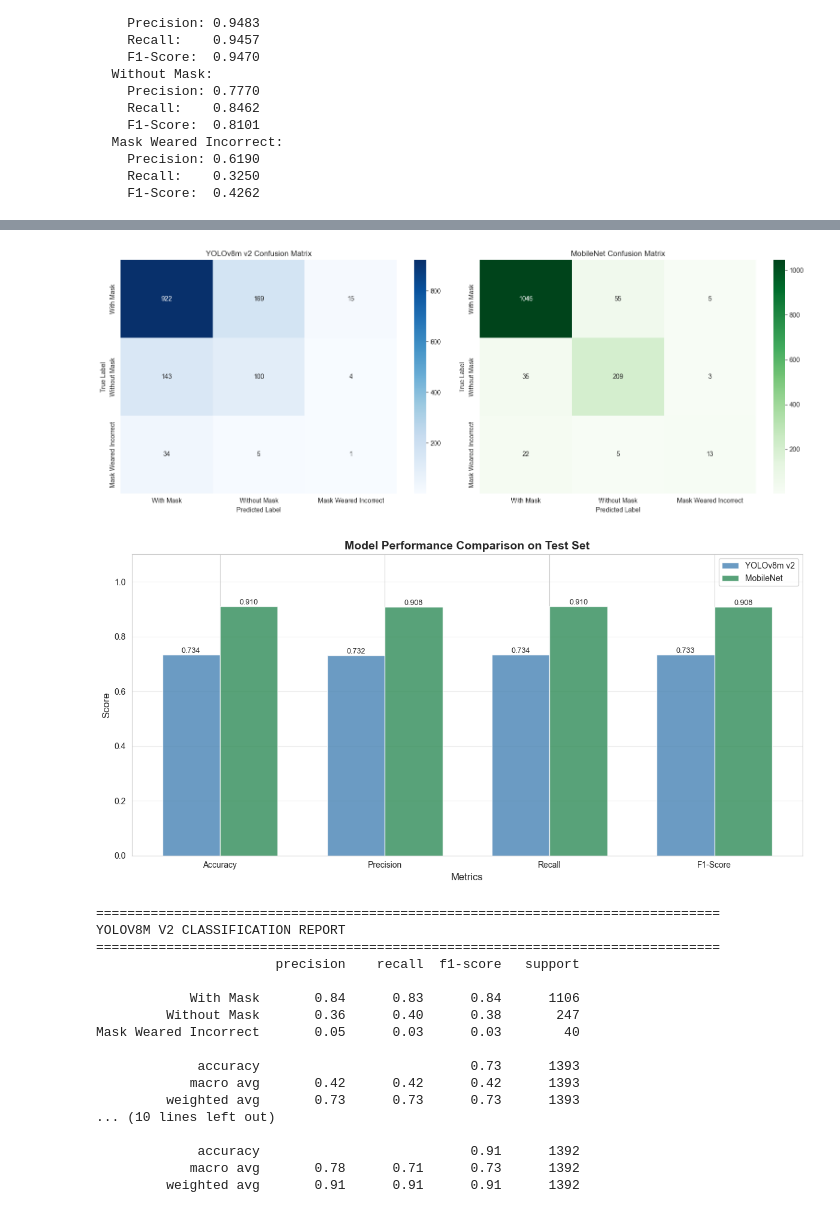
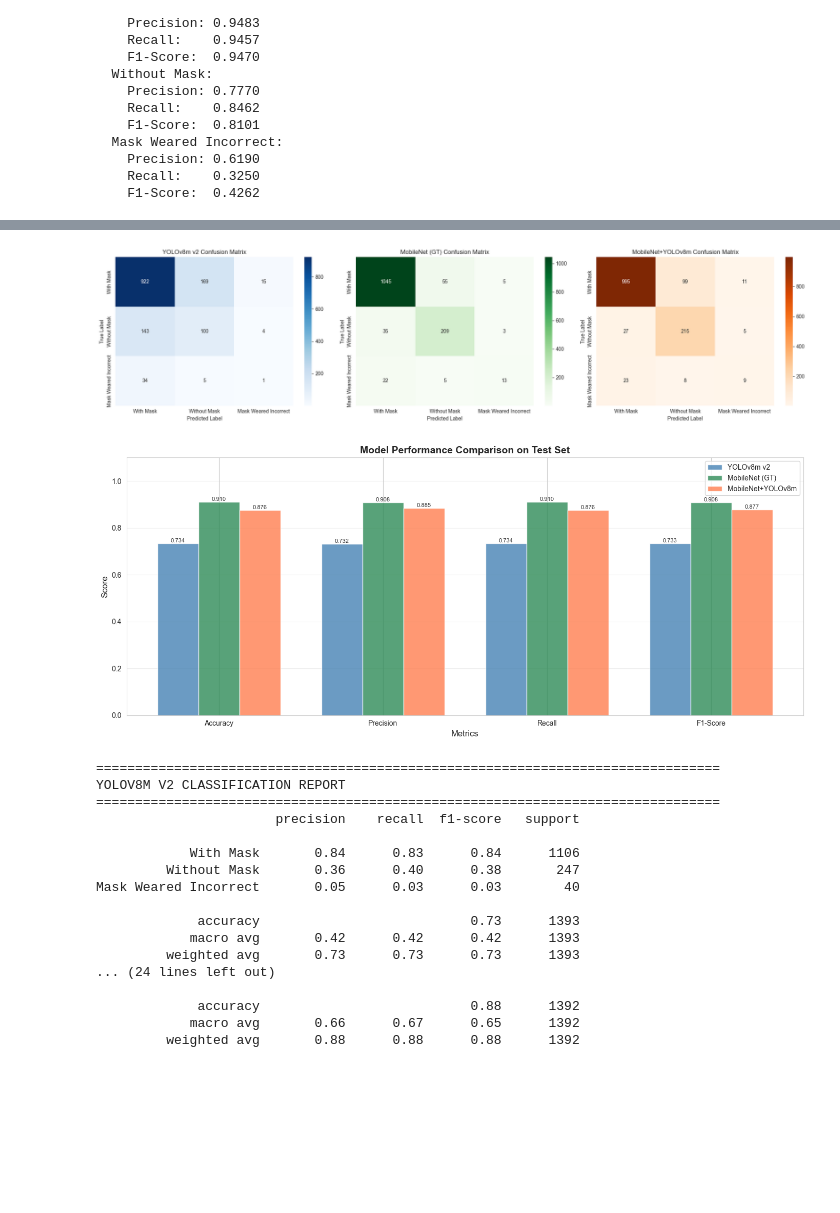
Before and after one commit to khoanguyn1411/face_mask_detection, a Jupyter notebook: src/visualization.ipynb, the cells around one changed output, grey strips where cells are left out. Saved outputs shown, nothing was run; the diff lists cells and outputs as text; code cells hidden in the pictures; blank space fills up the shorter version.

```diff
--- a/src/visualization.ipynb
+++ b/src/visualization.ipynb
@@ -28,6 +69,7 @@ plt.rcParams['figure.figsize'] = (12, 8)
 BASE_DIR = Path('/Users/khoanguyen/Workspace/UIT/face_mask_detection')
 YOLOV8_MODEL_PATH = BASE_DIR / 'models' / 'face_mask_detection_yolov8m_v2_best.pt'
 MOBILENET_MODEL_PATH = BASE_DIR / 'models' / 'face_mask_mobilenet_best.h5'
+MOBILENET_YOLOV8_MODEL_PATH = BASE_DIR / 'models' / 'face_mask_mobilenet_yolov8m_best.h5'
 TEST_IMAGES_DIR = BASE_DIR / 'datasets' / 'face-mask-detection-processed' / 'images' / 'test'
 TEST_LABELS_DIR = BASE_DIR / 'datasets' / 'face-mask-detection-processed' / 'labels' / 'test'
 
@@ -35,7 +77,8 @@ TEST_LABELS_DIR = BASE_DIR / 'datasets' / 'face-mask-detection-processed' / 'lab
 CLASS_NAMES = ['With Mask', 'Without Mask', 'Mask Weared Incorrect']
 
 print(f"YOLOv8 model exists: {YOLOV8_MODEL_PATH.exists()}")
-print(f"MobileNet model exists: {MOBILENET_MODEL_PATH.exists()}")
+print(f"MobileNet (GT boxes) model exists: {MOBILENET_MODEL_PATH.exists()}")
+print(f"MobileNet (YOLOv8) model exists: {MOBILENET_YOLOV8_MODEL_PATH.exists()}")
 print(f"Test images directory exists: {TEST_IMAGES_DIR.exists()}")
 print(f"Test labels directory exists: {TEST_LABELS_DIR.exists()}")
 # %% [output]
@@ -48,9 +92,12 @@ Test labels directory exists: True
 print("Loading YOLOv8 model...")
 yolo_model = YOLO(str(YOLOV8_MODEL_PATH))
 
-print("Loading MobileNet model...")
+print("Loading MobileNet model (trained on ground truth boxes)...")
 mobilenet_model = keras.models.load_model(str(MOBILENET_MODEL_PATH), compile=False)
 
-print("Models loaded successfully!")
+print("Loading MobileNet+YOLOv8m model (trained on YOLOv8m detections)...")
+mobilenet_yolov8_model = keras.models.load_model(str(MOBILENET_YOLOV8_MODEL_PATH), compile=False)
+
+print("All models loaded successfully!")
 # %% [output]
 Loading YOLOv8 model...
@@ -382,39 +544,49 @@ plt.show()
 # %%
-# Confusion Matrices
-fig, axes = plt.subplots(1, 2, figsize=(16, 6))
+# Confusion Matrices for all 3 models
+fig, axes = plt.subplots(1, 3, figsize=(20, 5))
 
 # YOLOv8 Confusion Matrix
 yolo_cm = confusion_matrix(yolo_y_true, yolo_y_pred)
 sns.heatmap(yolo_cm, annot=True, fmt='d', cmap='Blues', ax=axes[0],
             xticklabels=CLASS_NAMES, yticklabels=CLASS_NAMES)
 axes[0].set_title('YOLOv8m v2 Confusion Matrix')
 axes[0].set_ylabel('True Label')
 axes[0].set_xlabel('Predicted Label')
 
-# MobileNet Confusion Matrix
+# MobileNet (GT) Confusion Matrix
 mobilenet_cm = confusion_matrix(mobilenet_y_true, mobilenet_y_pred)
 sns.heatmap(mobilenet_cm, annot=True, fmt='d', cmap='Greens', ax=axes[1],
             xticklabels=CLASS_NAMES, yticklabels=CLASS_NAMES)
-axes[1].set_title('MobileNet Confusion Matrix')
+axes[1].set_title('MobileNet (GT) Confusion Matrix')
 axes[1].set_ylabel('True Label')
 axes[1].set_xlabel('Predicted Label')
 
+# MobileNet+YOLOv8m Confusion Matrix
+mobilenet_yolov8_cm = confusion_matrix(mobilenet_yolov8_y_true, mobilenet_yolov8_y_pred)
+sns.heatmap(mobilenet_yolov8_cm, annot=True, fmt='d', cmap='Oranges', ax=axes[2],
+            xticklabels=CLASS_NAMES, yticklabels=CLASS_NAMES)
+axes[2].set_title('MobileNet+YOLOv8m Confusion Matrix')
+axes[2].set_ylabel('True Label')
+axes[2].set_xlabel('Predicted Label')
+
 plt.tight_layout()
 plt.show()
 # %% [output]
-[figure, old version]
+[figure, new version]
 # %%
-# Overall metrics comparison bar chart
+# Overall metrics comparison bar chart - Updated for 3 models
 metrics_names = ['Accuracy', 'Precision', 'Recall', 'F1-Score']
 yolo_values = [yolo_accuracy, yolo_precision, yolo_recall, yolo_f1]
 mobilenet_values = [mobilenet_accuracy, mobilenet_precision, mobilenet_recall, mobilenet_f1]
+mobilenet_yolov8_values = [mobilenet_yolov8_accuracy, mobilenet_yolov8_precision, mobilenet_yolov8_recall, mobilenet_yolov8_f1]
 
 x = np.arange(len(metrics_names))
-width = 0.35
+width = 0.25  # Changed from 0.35 to 0.25 to fit 3 bars
 
-fig, ax = plt.subplots(figsize=(12, 6))
-bars1 = ax.bar(x - width/2, yolo_values, width, label='YOLOv8m v2', alpha=0.8, color='steelblue')
-bars2 = ax.bar(x + width/2, mobilenet_values, width, label='MobileNet', alpha=0.8, color='seagreen')
+fig, ax = plt.subplots(figsize=(14, 6))
+bars1 = ax.bar(x - width, yolo_values, width, label='YOLOv8m v2', alpha=0.8, color='steelblue')
+bars2 = ax.bar(x, mobilenet_values, width, label='MobileNet (GT)', alpha=0.8, color='seagreen')
+bars3 = ax.bar(x + width, mobilenet_yolov8_values, width, label='MobileNet+YOLOv8m', alpha=0.8, color='coral')
 
 ax.set_xlabel('Metrics', fontsize=12)
 ax.set_ylabel('Score', fontsize=12)
@@ -426,17 +598,17 @@ ax.grid(axis='y', alpha=0.3)
 ax.set_ylim([0, 1.1])
 
 # Add value labels on bars
-for bars in [bars1, bars2]:
+for bars in [bars1, bars2, bars3]:
     for bar in bars:
         height = bar.get_height()
         ax.text(bar.get_x() + bar.get_width()/2., height,
                 f'{height:.3f}',
-                ha='center', va='bottom', fontsize=9)
+                ha='center', va='bottom', fontsize=8)
 
 plt.tight_layout()
 plt.show()
 # %% [output]
-[figure, old version]
+[figure, new version]
 # %%
 # Detailed Classification Reports
 print("="*80)
@@ -445,9 +617,14 @@ print("="*80)
 print(classification_report(yolo_y_true, yolo_y_pred, target_names=CLASS_NAMES, zero_division=0))
 
 print("\n" + "="*80)
-print("MOBILENET CLASSIFICATION REPORT")
+print("MOBILENET (GT) CLASSIFICATION REPORT")
 print("="*80)
 print(classification_report(mobilenet_y_true, mobilenet_y_pred, target_names=CLASS_NAMES, zero_division=0))
+
+print("\n" + "="*80)
+print("MOBILENET+YOLOV8M CLASSIFICATION REPORT")
+print("="*80)
+print(classification_report(mobilenet_yolov8_y_true, mobilenet_yolov8_y_pred, target_names=CLASS_NAMES, zero_division=0))
 # %% [output]
 ================================================================================
 YOLOV8M V2 CLASSIFICATION REPORT
@@ -461,8 +638,8 @@ Mask Weared Incorrect       0.05      0.03      0.03        40
              accuracy                           0.73      1393
             macro avg       0.42      0.42      0.42      1393
          weighted avg       0.73      0.73      0.73      1393
-... (10 lines left out)
+... (24 lines left out)
 
-             accuracy                           0.91      1392
-            macro avg       0.78      0.71      0.73      1392
-         weighted avg       0.91      0.91      0.91      1392
+             accuracy                           0.88      1392
+            macro avg       0.66      0.67      0.65      1392
+         weighted avg       0.88      0.88      0.88      1392
```
Also changed, not shown: parts of 11 cells of this notebook, 4 other files.
